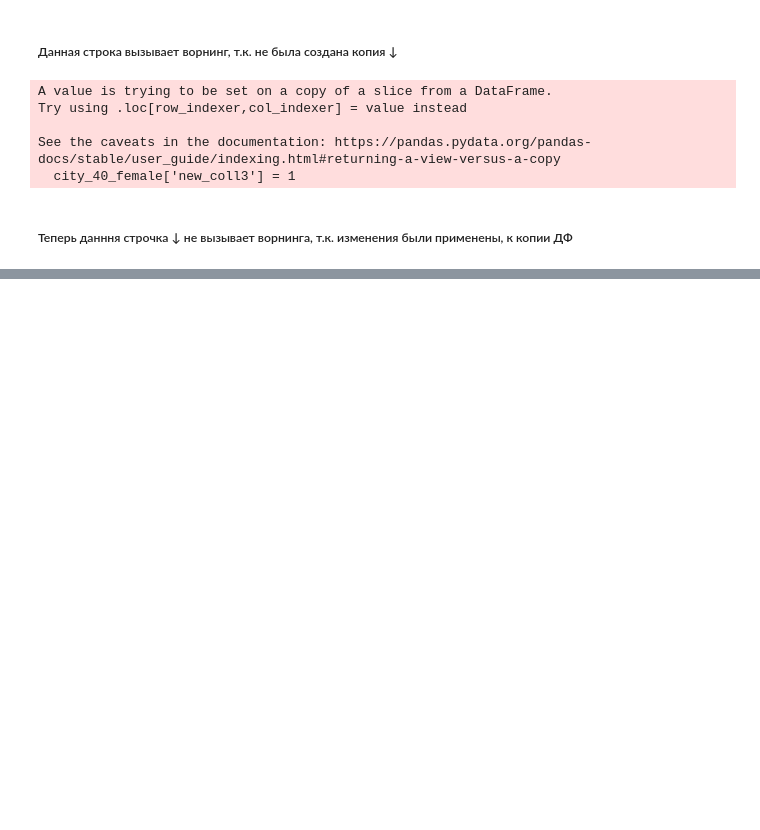
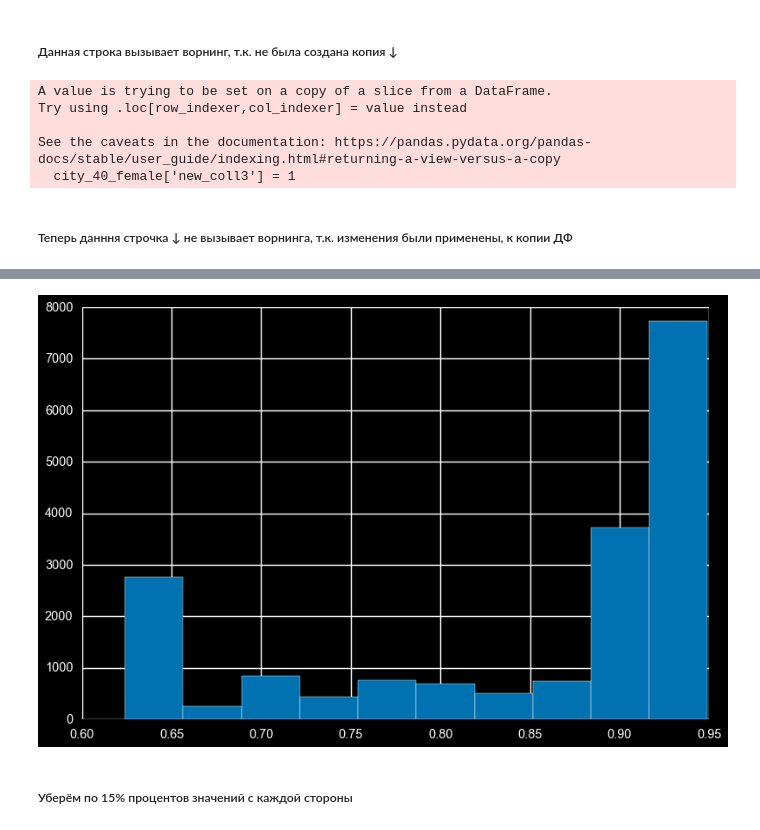
Before and after one commit to Zetis659/Data_Science_GM, a Jupyter notebook: 3.Pandas_check-up/Pandas_check-up.ipynb, the cells around one changed output, grey strips where cells are left out. Saved outputs shown, nothing was run; the diff lists cells and outputs as text; code cells hidden in the pictures; blank space fills up the shorter version.

```diff
--- a/3.Pandas_check-up/Pandas_check-up.ipynb
+++ b/3.Pandas_check-up/Pandas_check-up.ipynb
@@ -265,0 +435,9 @@ city_40_female_1['new_coll4'] = 2
+# %%
+q = df['city_development_index'].quantile(0.05)
+# %%
+df[df['city_development_index'] >= q]['city_development_index'].hist();
+# В предыдущей ↑ гистограмме график начинался с 0.4, а теперь с 0.6
+# %% [output]
+[figure, added]
+# %% [markdown]
+##### Уберём по 15% процентов значений с каждой стороны
```
Also changed, not shown: parts of 54 cells of this notebook.
